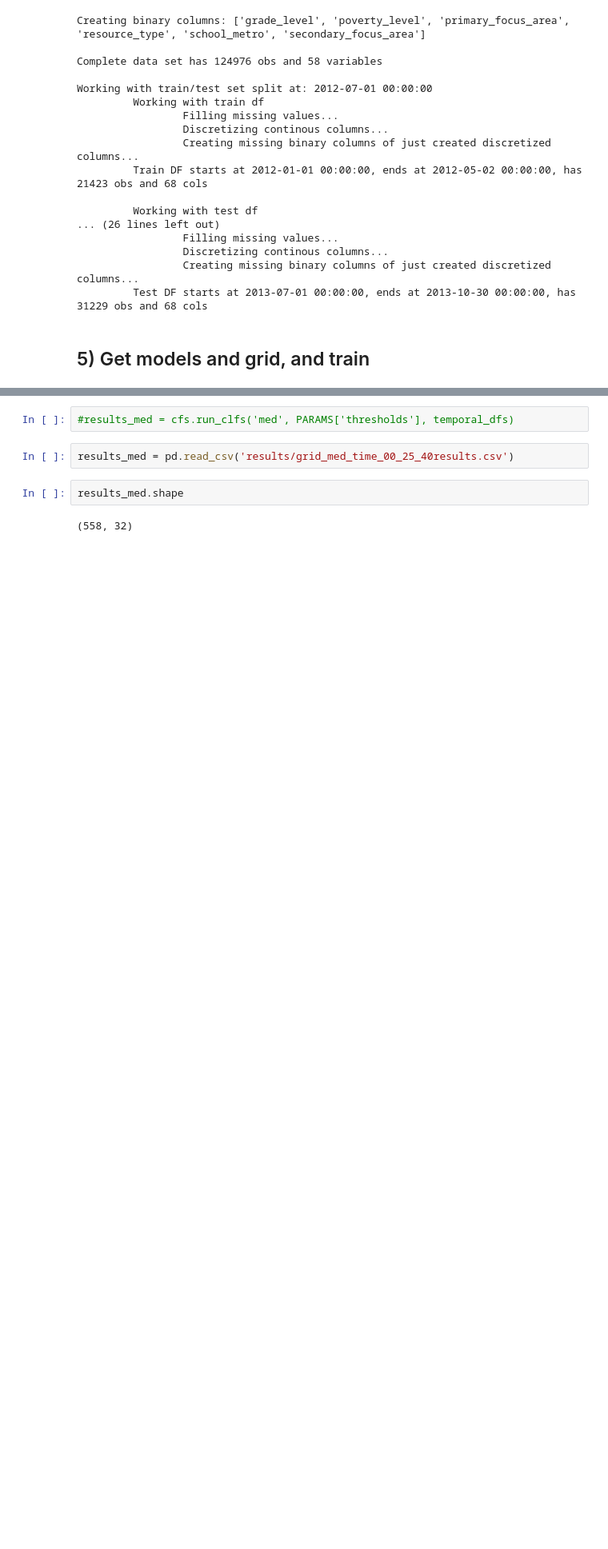
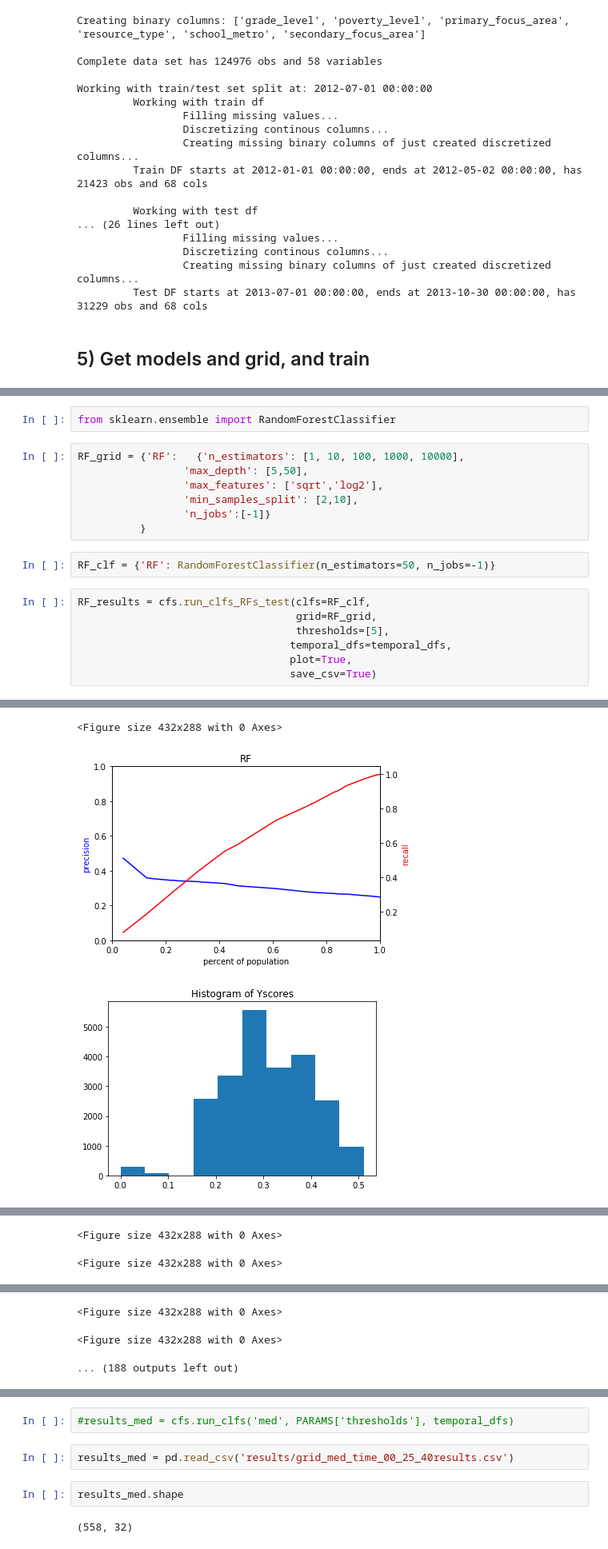
Before and after one commit to angelicavi/capp_ml_spring2020, a Jupyter notebook: run_pipeline.ipynb, the cells around one changed output, grey strips where cells are left out. Shown at 80% size. Saved outputs shown, nothing was run; the diff lists cells and outputs as text; blank space fills up the shorter version.

```diff
--- a/run_pipeline.ipynb
+++ b/run_pipeline.ipynb
@@ -164,0 +159,19 @@ Working with train/test set split at: 2012-07-01 00:00:00
+# %%
+from sklearn.ensemble import RandomForestClassifier
+# %%
+RF_grid = {'RF':   {'n_estimators': [1, 10, 100, 1000, 10000],
+                 'max_depth': [5,50],
+                 'max_features': ['sqrt','log2'],
+                 'min_samples_split': [2,10],
+                 'n_jobs':[-1]}
+          }
+# %%
+RF_clf = {'RF': RandomForestClassifier(n_estimators=50, n_jobs=-1)}
+# %%
+RF_results = cfs.run_clfs_RFs_test(clfs=RF_clf,
+                                   grid=RF_grid,
+                                   thresholds=[5],
+                                  temporal_dfs=temporal_dfs,
+                                  plot=True,
+                                  save_csv=True)
+# %% [output]
@@ -164,0 +194,3 @@ Working with train/test set split at: 2012-07-01 00:00:00
+<Figure size 432x288 with 0 Axes>
+[figure, added]
+[figure, added]
@@ -164,0 +214,2 @@ Working with train/test set split at: 2012-07-01 00:00:00
+<Figure size 432x288 with 0 Axes>
+<Figure size 432x288 with 0 Axes>
@@ -164,0 +235,3 @@ Working with train/test set split at: 2012-07-01 00:00:00
+<Figure size 432x288 with 0 Axes>
+<Figure size 432x288 with 0 Axes>
+... (188 outputs left out)
```
Also changed, not shown: parts of 22 cells of this notebook, 3 other files.
